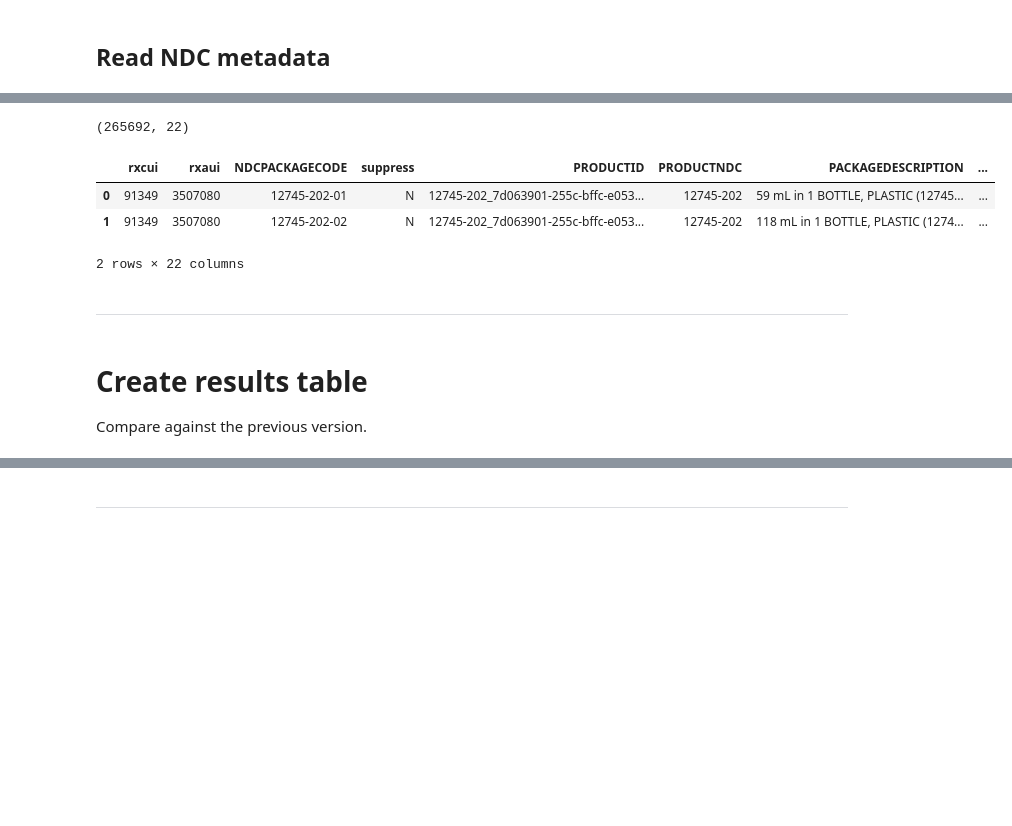
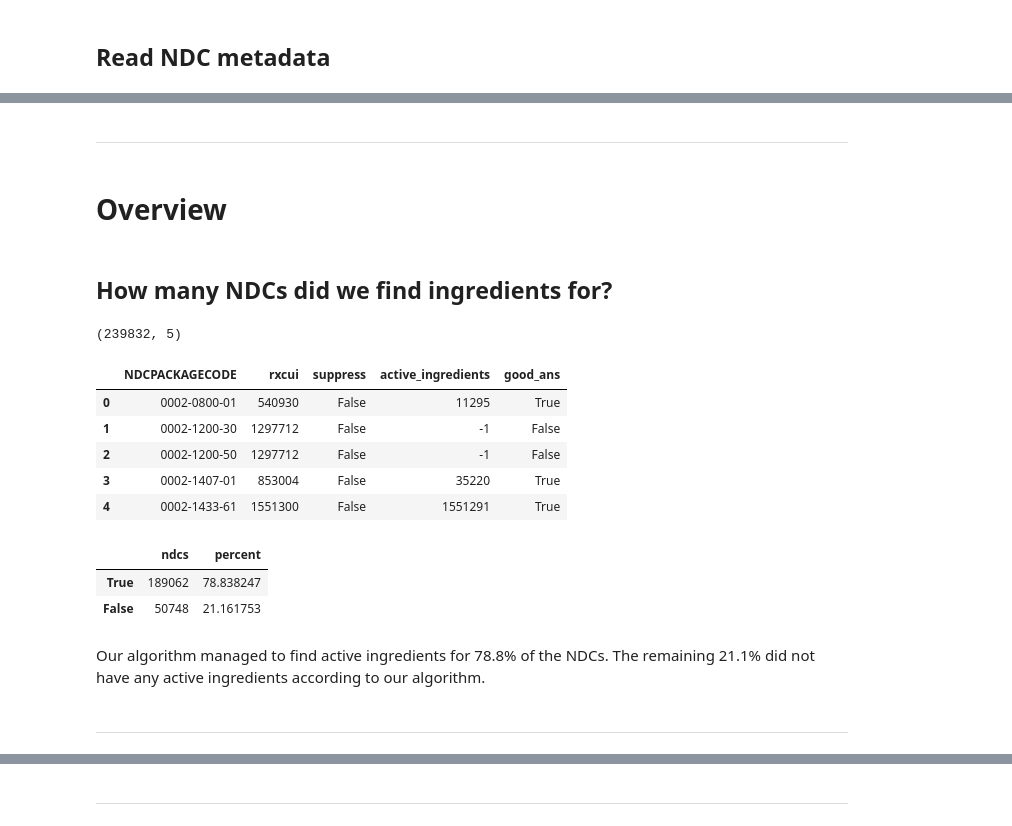
Before and after one commit to veleritas/ndc_active_ingredients, a Jupyter notebook: code/ingredients/validate_mapping_results.ipynb, the cells around one changed output, grey strips where cells are left out. Drawn from its saved outputs; the diff is of its cells as text; code cells hidden in the pictures; blank space fills up the shorter version.

```diff
--- a/code/ingredients/validate_mapping_results.ipynb
+++ b/code/ingredients/validate_mapping_results.ipynb
@@ -18,3 +21,3 @@ from collections import defaultdict
 # %%
-ingredients = pd.read_csv("../../pipeline/ingredients/ndc_active_ingredients_version_5.tsv", sep='\t')
+mapping = pd.read_csv("../../pipeline/ingredients/ndc_tables/ndc_to_rxcui_map_version_1.tsv", sep='\t')
 # %%
@@ -37,17 +77,40 @@ data = pd.read_csv("../../pipeline/merged_ndc_info.tsv", sep='\t')
+# %% [markdown]
+---
+# %% [markdown]
+# Overview
+# %% [markdown]
+## How many NDCs did we find ingredients for?
+# %%
+data = mapping.assign(good_ans = lambda df: df["active_ingredients"] != "-1")
 # %%
 data.shape
 # %% [output]
-(265692, 22)
+(239832, 5)
 # %%
-data.head(2)
+data.head()
 # %% [output]
-|  | rxcui | rxaui | NDCPACKAGECODE | suppress | PRODUCTID | PRODUCTNDC | PACKAGEDESCRIPTION | ... |
-| 0 | 91349 | 3507080 | 12745-202-01 | N | 12745-202_7d063901-255c-bffc-e053... | 12745-202 | 59 mL in 1 BOTTLE, PLASTIC (12745... | ... |
-| 1 | 91349 | 3507080 | 12745-202-02 | N | 12745-202_7d063901-255c-bffc-e053... | 12745-202 | 118 mL in 1 BOTTLE, PLASTIC (1274... | ... |
+|  | NDCPACKAGECODE | rxcui | suppress | active_ingredients | good_ans |
+| 0 | 0002-0800-01 | 540930 | False | 11295 | True |
+| 1 | 0002-1200-30 | 1297712 | False | -1 | False |
+| 2 | 0002-1200-50 | 1297712 | False | -1 | False |
+| 3 | 0002-1407-01 | 853004 | False | 35220 | True |
+| 4 | 0002-1433-61 | 1551300 | False | 1551291 | True |
-2 rows × 22 columns
+# %%
+(data
+    [["good_ans", "NDCPACKAGECODE"]]
+    .drop_duplicates()
+    ["good_ans"]
+    .value_counts()
+
+    .to_frame("ndcs")
+    .assign(percent = lambda df: df["ndcs"].div(df["ndcs"].sum()).mul(100))
+)
+# %% [output]
+|  | ndcs | percent |
+| True | 189062 | 78.838247 |
+| False | 50748 | 21.161753 |
+# %% [markdown]
+Our algorithm managed to find active ingredients for 78.8% of the NDCs.
+The remaining 21.1% did not have any active ingredients according to our algorithm.
 # %% [markdown]
 ---
-# %% [markdown]
-# Create results table
-
-Compare against the previous version.
```
Also changed, not shown: parts of 69 cells of this notebook.
